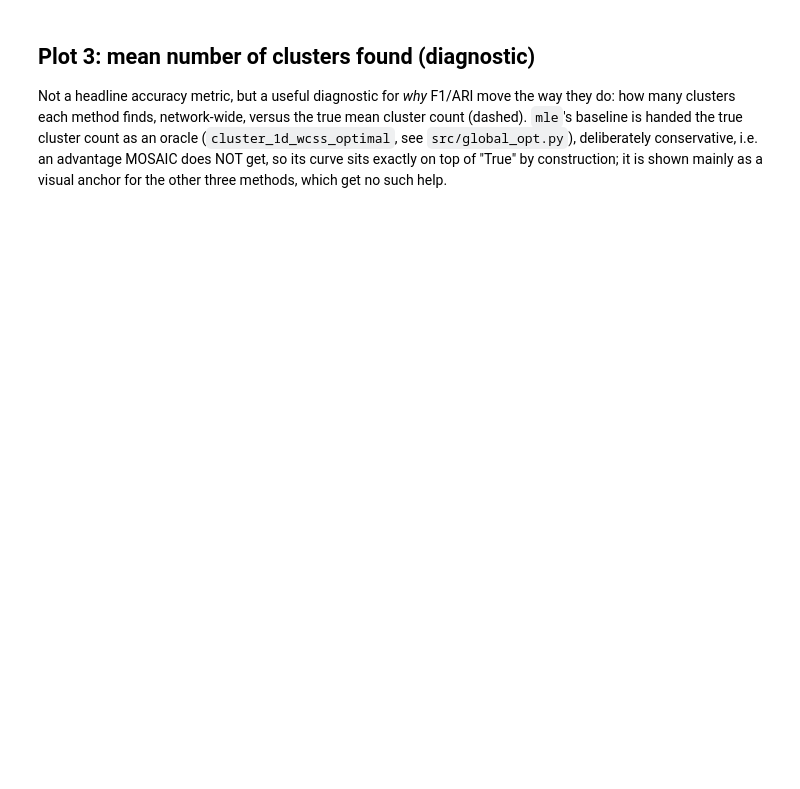
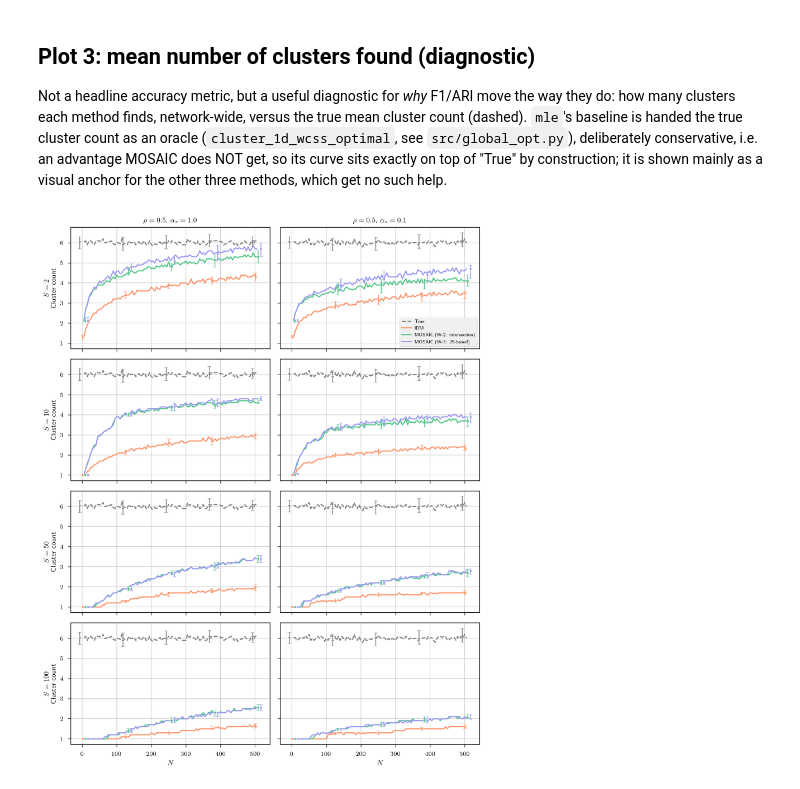
Before and after one commit to Niccolo-Rocchi/BN-FPL, a Jupyter notebook: plot_global.ipynb, the cells around one changed output. Saved outputs shown, nothing was run; the diff lists cells and outputs as text; code cells hidden in the pictures; blank space fills up the shorter version.

Commit message:
Update plots style

```diff
--- a/plot_global.ipynb
+++ b/plot_global.ipynb
@@ -198,7 +200,7 @@ method_labels = {
     "mle": "MLE (with oracle)",
     "noupdate": "IDM",
     "mos_w2": "MOSAIC (W-2: intersection)",
-    "mos_w3": "MOSAIC (W-3: JSD-based)",
+    "mos_w3": "MOSAIC (W-3: JS-based)",
 }
 # Fixed dodge slot per method, identical across every plot in this notebook.
 method_dodge = {"mle": -1.5, "noupdate": -0.5, "mos_w2": 0.5, "mos_w3": 1.5}
@@ -239,6 +241,9 @@ def plot_metric(metric, ylabel, ylim=None, hline=None):
     for i, (nc, ess) in enumerate(row_vals):
         for j, (p, a) in enumerate(col_vals):
             ax = axes[i][j]
+            ax.grid(
+                True, which="major", linestyle="-", linewidth=0.5, color="#bfbfbf", zorder=1
+            )
             sub = df_mean[
                 (df_mean["prob_shift"] == p)
                 & (df_mean["alpha"] == a)
@@ -284,6 +289,13 @@ def plot_metric(metric, ylabel, ylim=None, hline=None):
             if ylim:
                 ax.set_ylim(*ylim)
 
-    axes[0][-1].legend(loc="best")
+    axes[0][-1].legend(
+        loc="best",
+        frameon=True,
+        fancybox=False,
+        framealpha=1,
+        facecolor="#f0f0f0",
+        edgecolor="#a8a8a8",
+    )
     plt.tight_layout()
     return fig
@@ -384,6 +400,9 @@ fig, axes = plt.subplots(
 for i, (nc, ess) in enumerate(row_vals):
     for j, (p, a) in enumerate(col_vals):
         ax = axes[i][j]
+        ax.grid(
+            True, which="major", linestyle="-", linewidth=0.5, color="#bfbfbf", zorder=1
+        )
         sub = df_mean[
             (df_mean["prob_shift"] == p)
             & (df_mean["alpha"] == a)
@@ -418,32 +437,40 @@ for i, (nc, ess) in enumerate(row_vals):
             ax.plot(
                 sub["size"],
                 mean,
                 color=method_colors[m],
                 label=method_labels[m],
                 linewidth=CURVE_LINEWIDTH,
                 linestyle="-",
             )
             add_std_whiskers(
                 ax,
                 sub["size"],
                 mean,
                 spread,
                 color=method_colors[m],
                 dodge=method_dodge[m] * WHISKER_DODGE,
             )
 
         if i == 0:
             ax.set_title(col_label(p, a), fontsize=COL_TITLE_FONTSIZE)
         if j == 0:
             ax.set_ylabel(
-                f"{row_label(nc, ess)}\nMean cluster count", fontsize=ROW_LABEL_FONTSIZE
+                f"{row_label(nc, ess)}\nCluster count", fontsize=ROW_LABEL_FONTSIZE
             )
         if i == len(row_vals) - 1:
             ax.set_xlabel("$N$")
 
-axes[0][-1].legend()
+axes[0][-1].legend(
+    frameon=True,
+    fancybox=False,
+    framealpha=1,
+    facecolor="#f0f0f0",
+    edgecolor="#a8a8a8",
+)
 plt.tight_layout()
 plt.show()
 fig.savefig(
     f"results_nclusters.png", dpi=1000, bbox_inches="tight", transparent=False
 )
+# %% [output]
+[figure, added]
```
Also changed, not shown: parts of 3 cells of this notebook, 1 other file.
